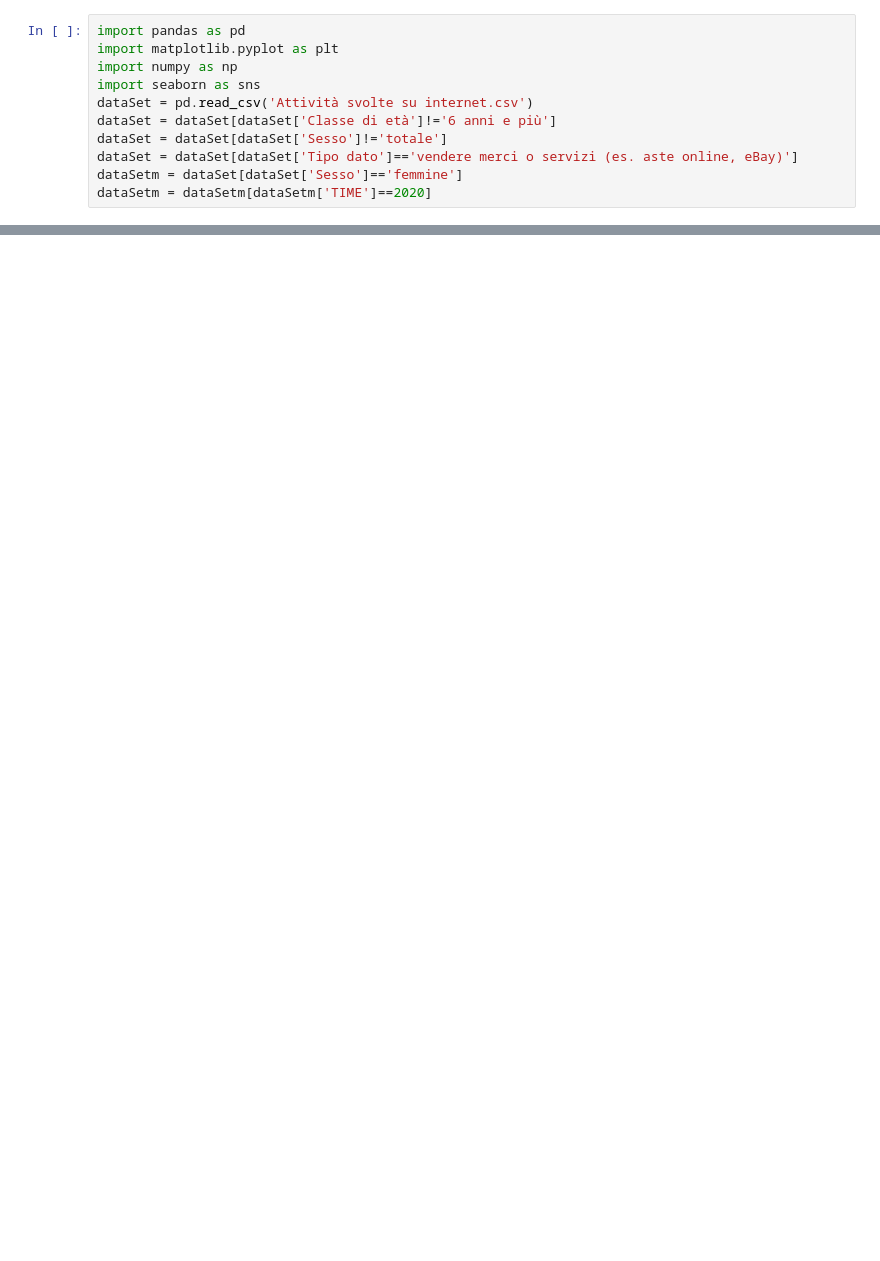
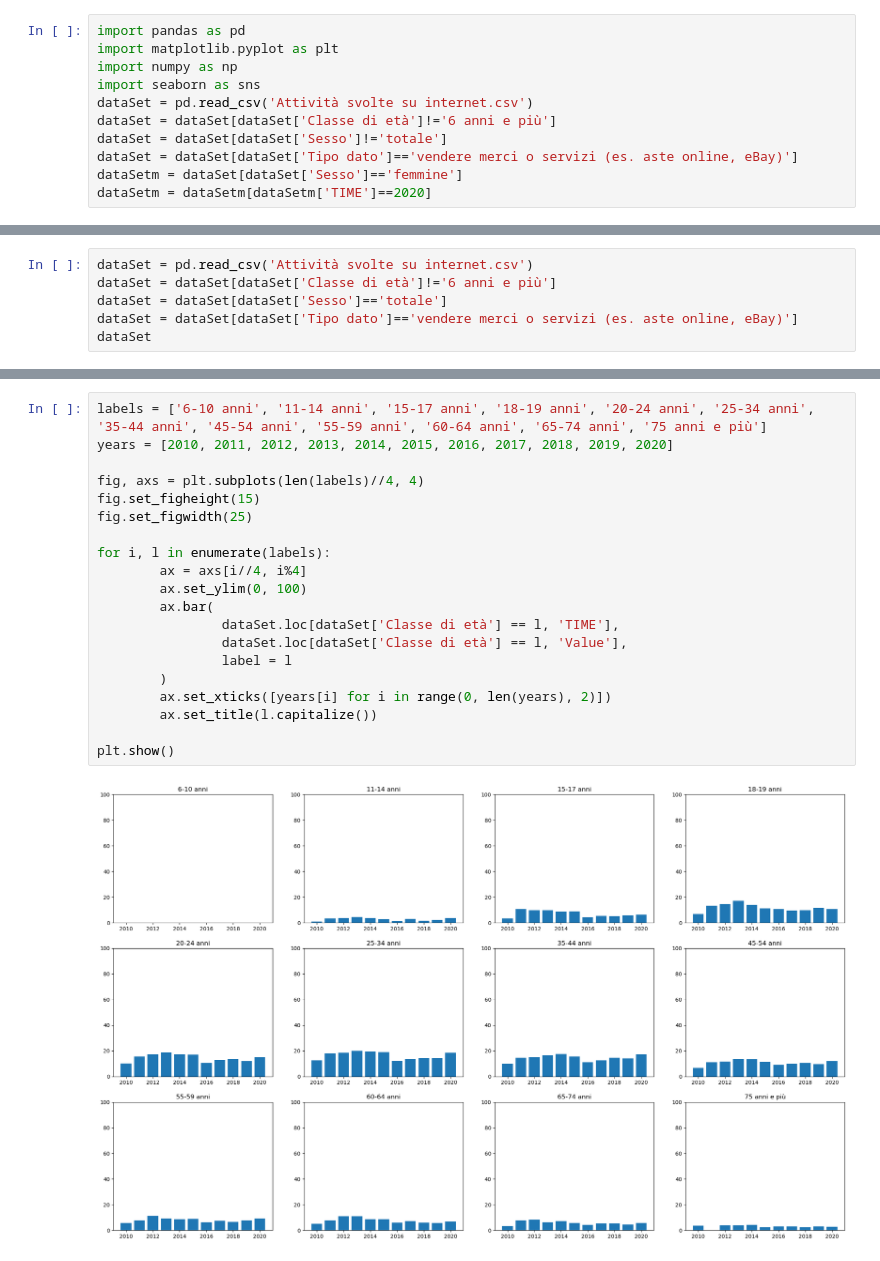
Before and after one commit to mattia01017/EsameSciVis, a Jupyter notebook: Vendere Merci.ipynb, the cells around one changed output, grey strips where cells are left out. Drawn from its saved outputs; the diff is of its cells as text; blank space fills up the shorter version.

```diff
--- a/Vendere Merci.ipynb
+++ b/Vendere Merci.ipynb
@@ -30,0 +33,6 @@ plt.show()
+# %%
+dataSet = pd.read_csv('Attività svolte su internet.csv')
+dataSet = dataSet[dataSet['Classe di età']!='6 anni e più']
+dataSet = dataSet[dataSet['Sesso']=='totale']
+dataSet = dataSet[dataSet['Tipo dato']=='vendere merci o servizi (es. aste online, eBay)']
+dataSet
@@ -30,0 +53,22 @@ plt.show()
+# %%
+labels = ['6-10 anni', '11-14 anni', '15-17 anni', '18-19 anni', '20-24 anni', '25-34 anni', '35-44 anni', '45-54 anni', '55-59 anni', '60-64 anni', '65-74 anni', '75 anni e più']
+years = [2010, 2011, 2012, 2013, 2014, 2015, 2016, 2017, 2018, 2019, 2020]
+
+fig, axs = plt.subplots(len(labels)//4, 4)
+fig.set_figheight(15)
+fig.set_figwidth(25)
+
+for i, l in enumerate(labels):
+        ax = axs[i//4, i%4]
+        ax.set_ylim(0, 100)
+        ax.bar(
+                dataSet.loc[dataSet['Classe di età'] == l, 'TIME'],
+                dataSet.loc[dataSet['Classe di età'] == l, 'Value'],
+                label = l
+        )
+        ax.set_xticks([years[i] for i in range(0, len(years), 2)])
+        ax.set_title(l.capitalize())
+
+plt.show()
+# %% [output]
+[figure, added]
```
Also changed, not shown: parts of 2 cells of this notebook.
